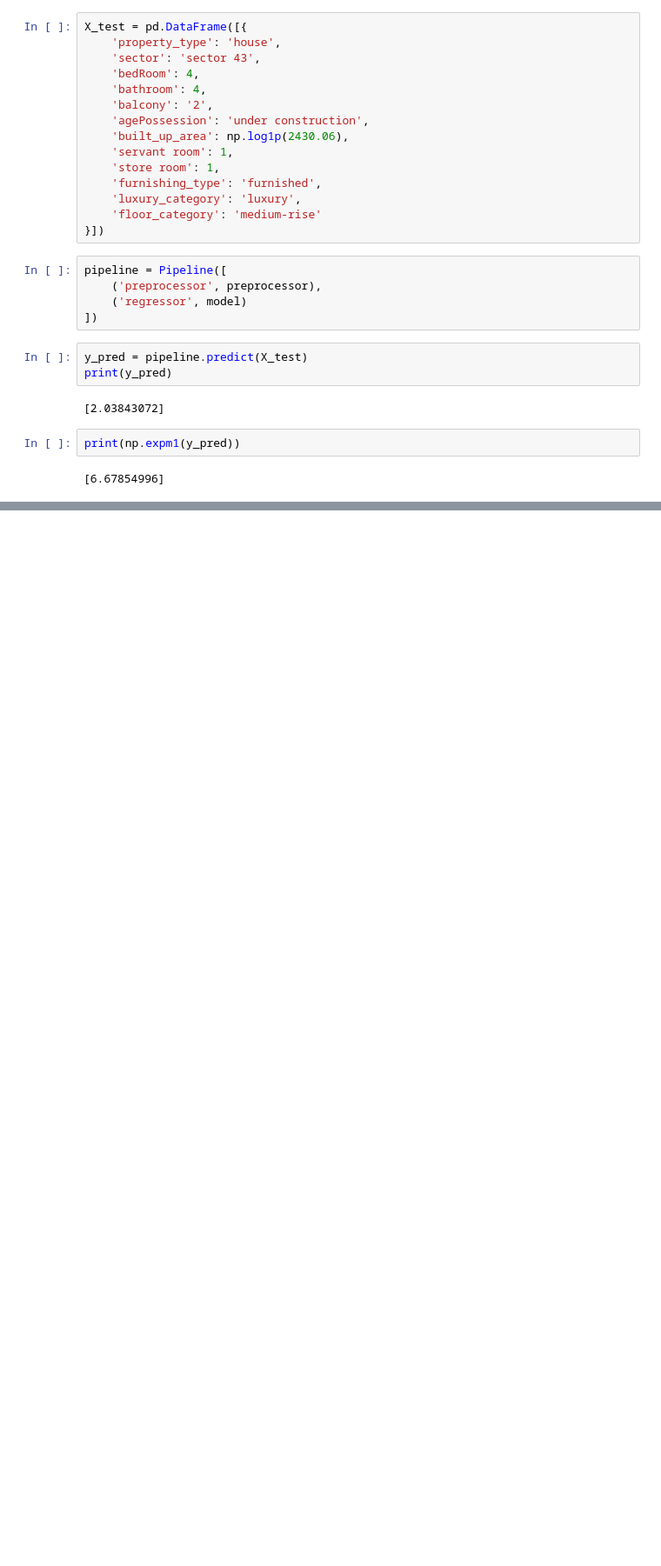
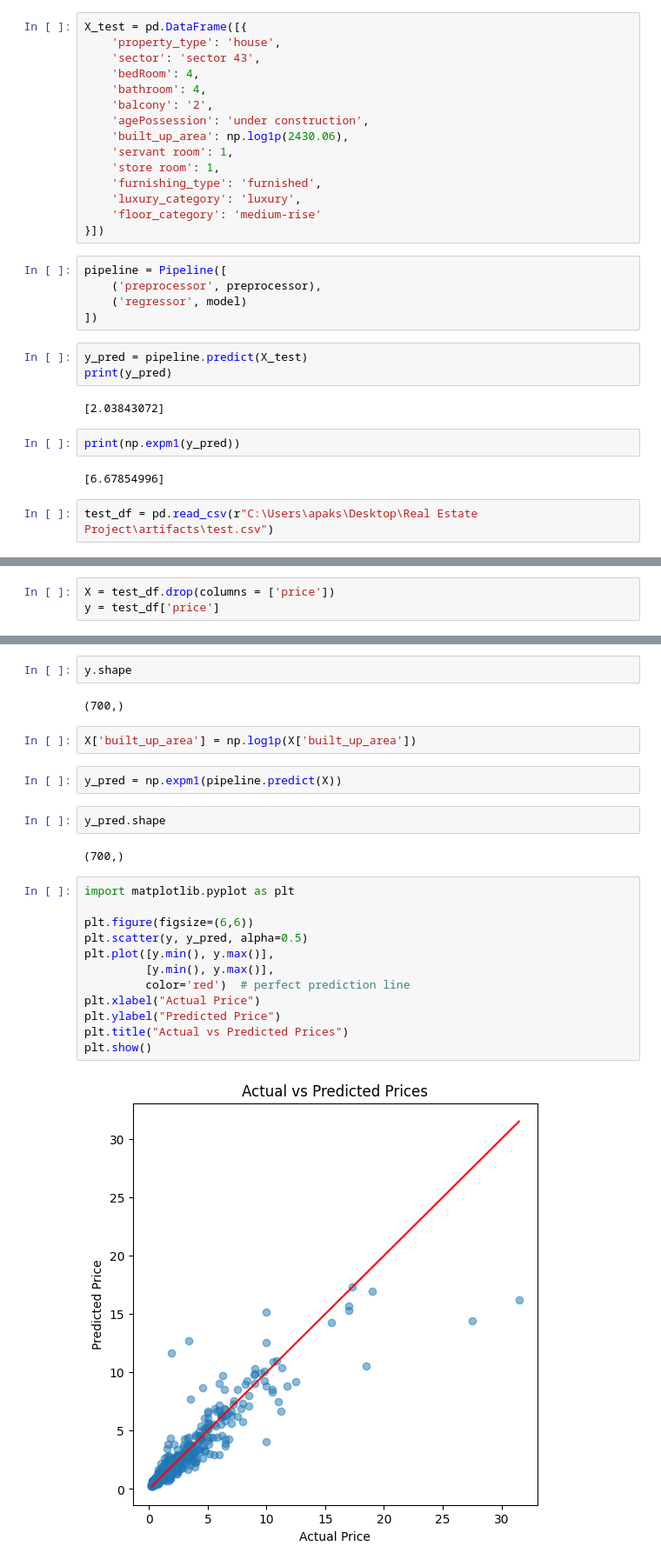
Before and after one commit to akshaypratap008/Real-Estate-Project, a Jupyter notebook: notebooks/model-training-and-model-selection/model_testing.ipynb, the cells around one changed output, grey strips where cells are left out. Shown at 87% size. Drawn from its saved outputs; the diff is of its cells as text; blank space fills up the shorter version.

```diff
--- a/notebooks/model-training-and-model-selection/model_testing.ipynb
+++ b/notebooks/model-training-and-model-selection/model_testing.ipynb
@@ -38,3 +38,5 @@ print(y_pred)
 print(np.expm1(y_pred))
 # %% [output]
 [6.67854996]
+# %%
+test_df = pd.read_csv(r"C:\Users\apaks\Desktop\Real Estate Project\artifacts\test.csv")
@@ -40,0 +59,3 @@ print(np.expm1(y_pred))
+# %%
+X = test_df.drop(columns = ['price'])
+y = test_df['price']
@@ -40,0 +93,26 @@ print(np.expm1(y_pred))
+# %%
+y.shape
+# %% [output]
+(700,)
+# %%
+X['built_up_area'] = np.log1p(X['built_up_area'])
+# %%
+y_pred = np.expm1(pipeline.predict(X))
+# %%
+y_pred.shape
+# %% [output]
+(700,)
+# %%
+import matplotlib.pyplot as plt
+
+plt.figure(figsize=(6,6))
+plt.scatter(y, y_pred, alpha=0.5)
+plt.plot([y.min(), y.max()],
+         [y.min(), y.max()],
+         color='red')  # perfect prediction line
+plt.xlabel("Actual Price")
+plt.ylabel("Predicted Price")
+plt.title("Actual vs Predicted Prices")
+plt.show()
+# %% [output]
+[figure, added]
```
Also changed, not shown: parts of 6 cells of this notebook, 5 other files.
